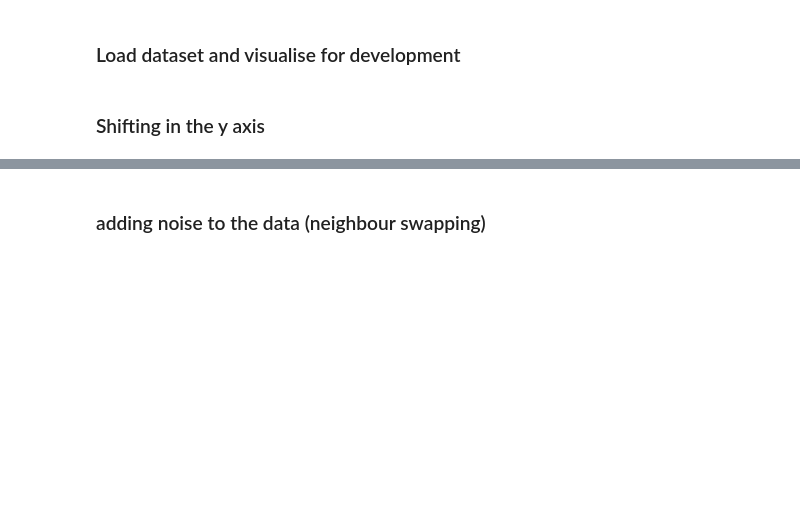
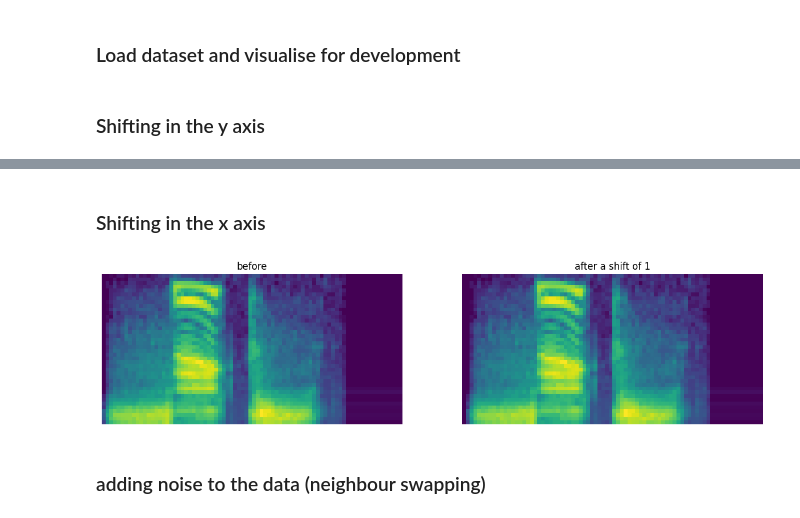
Before and after one commit to thomasshoesmith/Intel-Neuromorphic-Research-Project, a Jupyter notebook: augmentation.ipynb, the cells around one changed output, grey strips where cells are left out. Saved outputs shown, nothing was run; the diff lists cells and outputs as text; code cells hidden in the pictures; blank space fills up the shorter version.

```diff
--- a/augmentation.ipynb
+++ b/augmentation.ipynb
@@ -47,2 +88,24 @@ plt.show()
+# %% [markdown]
+### Shifting in the x axis
+# %%
+x_train = copy.deepcopy(training_images[0])
+shift = np.random.randint(-5, 5)
+
+new_x_train = shift_x_axis(x_train, shift)
+
+fig, (ax1, ax2) = plt.subplots(1, 2)
+
+ax1.set_title("before")
+ax1.imshow(x_train)
+ax1.axis("off")
+
+ax2.set_title(f"after a shift of {shift}")
+ax2.imshow(new_x_train)
+ax2.axis("off")
+
+plt.rcParams["figure.figsize"] = (15, 10)
+plt.show()
+# %% [output]
+[figure, added]
 # %% [markdown]
 ### adding noise to the data (neighbour swapping)
```
Also changed, not shown: parts of 13 cells of this notebook.
